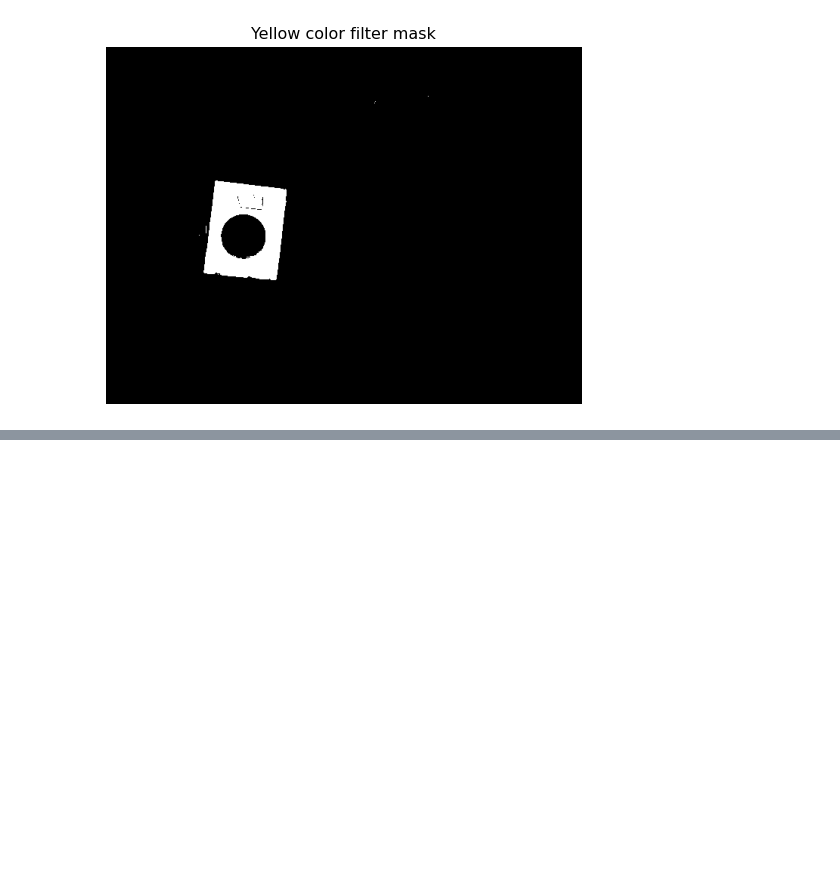
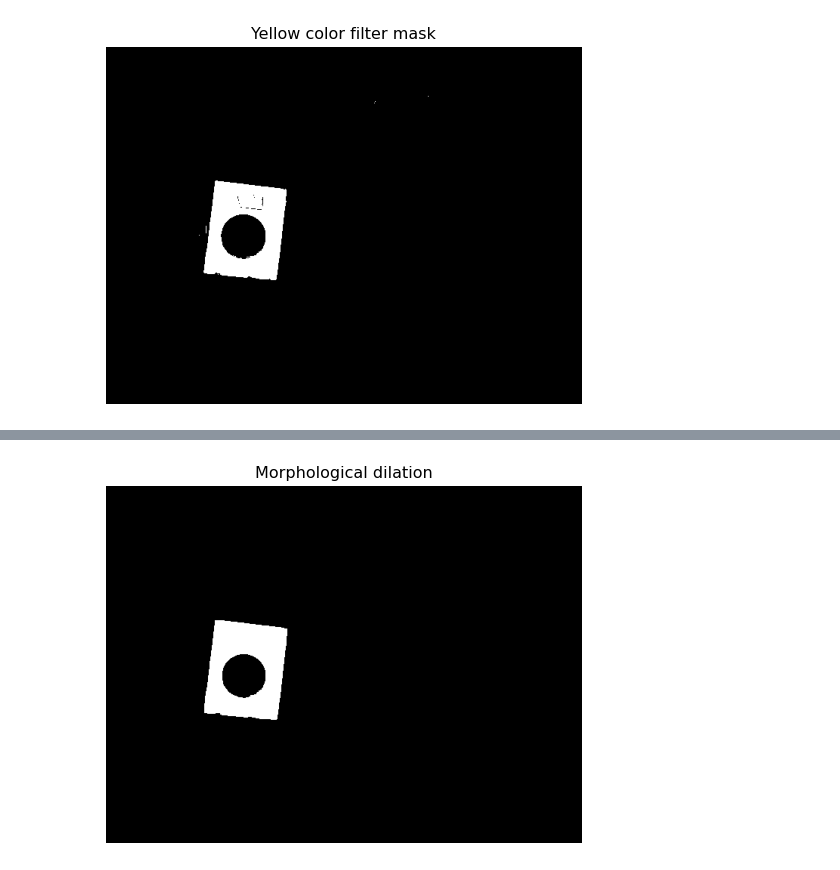
Before and after one commit to shahzadahsan97/Object_recognition_using_feature_matching, a Jupyter notebook: ORUFM.ipynb, the cells around one changed output, grey strips where cells are left out. Cells and saved outputs as stored; diff of their text form; code cells hidden in the pictures; blank space fills up the shorter version.

```diff
--- a/ORUFM.ipynb
+++ b/ORUFM.ipynb
@@ -42,0 +58,8 @@ show_image(mask, 'Yellow color filter mask', 'gray')
+# %%
+# Get back the fine boundary edges using dilation
+kernel1 = np.ones((2, 2), np.uint8)
+dilation = cv2.dilate(closing, kernel1, iterations = 1)
+
+show_image(dilation, 'Morphological dilation', 'gray')
+# %% [output]
+[figure, added]
```
Also changed, not shown: parts of 2 cells of this notebook.
